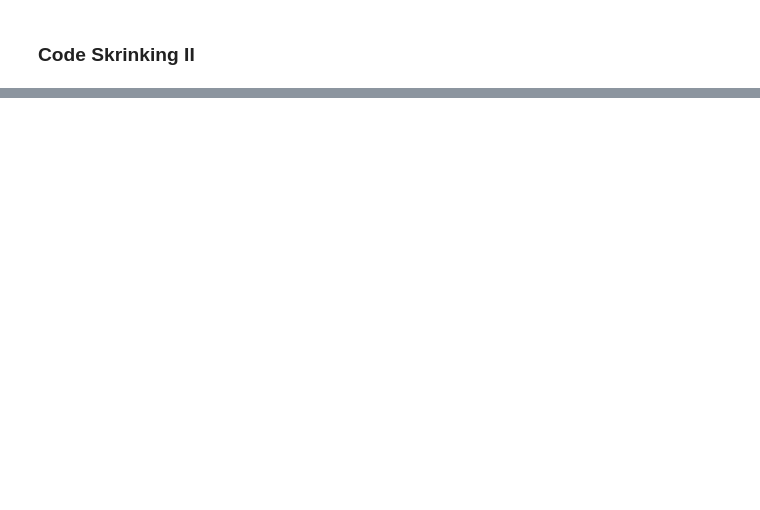
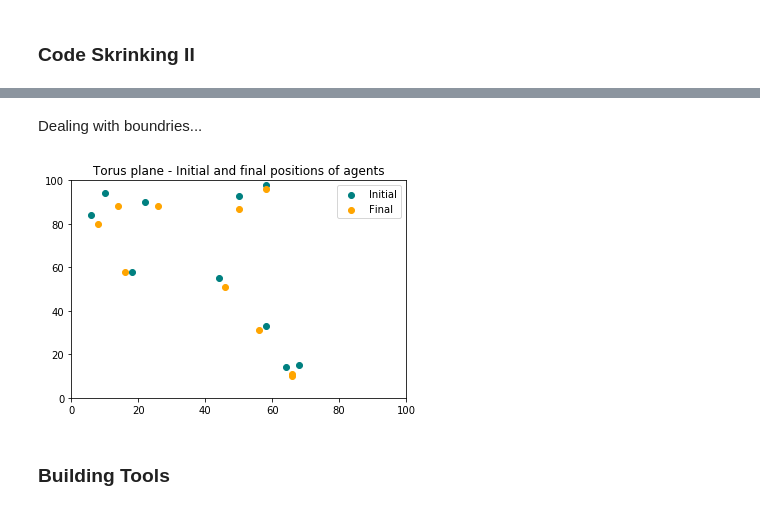
Before and after one commit to amiraliemami/SheepSim, a Jupyter notebook: Jupyter Workbook.ipynb, the cells around one changed output, grey strips where cells are left out. Drawn from its saved outputs; the diff is of its cells as text; code cells hidden in the pictures; blank space fills up the shorter version.

```diff
--- a/Jupyter Workbook.ipynb
+++ b/Jupyter Workbook.ipynb
@@ -83,0 +121,43 @@ plt.show()
+# %% [markdown]
+Dealing with boundries...
+# %%
+def perturb_new(x):
+    return (x + random.choice([-1,1])) % 100
+# %%
+random.seed(100)
+
+#### INITIALISE
+
+num_of_agents = 10
+agents = []
+for _ in range(num_of_agents):
+    agents.append([random.randint(0,100),random.randint(0,100)])
+
+#### UPDATE POSITIONS
+
+agents_new = agents.copy()
+for i in range(len(agents)):
+    x,y = agents[i]
+    for _ in range(10):
+        x, y = perturb_new(x), perturb_new(y)
+    # update agent coordinates
+    agents_new[i] = [x,y]
+
+#### PLOT
+
+# plot initial positions
+np_agents = np.array(agents)
+plt.scatter(np_agents[:,0],np_agents[:,1],c='teal',label='Initial')
+# plot final positions
+np_agents_new = np.array(agents_new)
+plt.scatter(np_agents_new[:,0],np_agents_new[:,1],c='orange',label='Final')
+
+plt.title('Torus plane - Initial and final positions of agents')
+plt.ylim(0, 100)
+plt.xlim(0, 100)
+plt.legend()
+plt.show()
+# %% [output]
+[figure, added]
+# %% [markdown]
+### Building Tools
```
Also changed, not shown: parts of 16 cells of this notebook.
